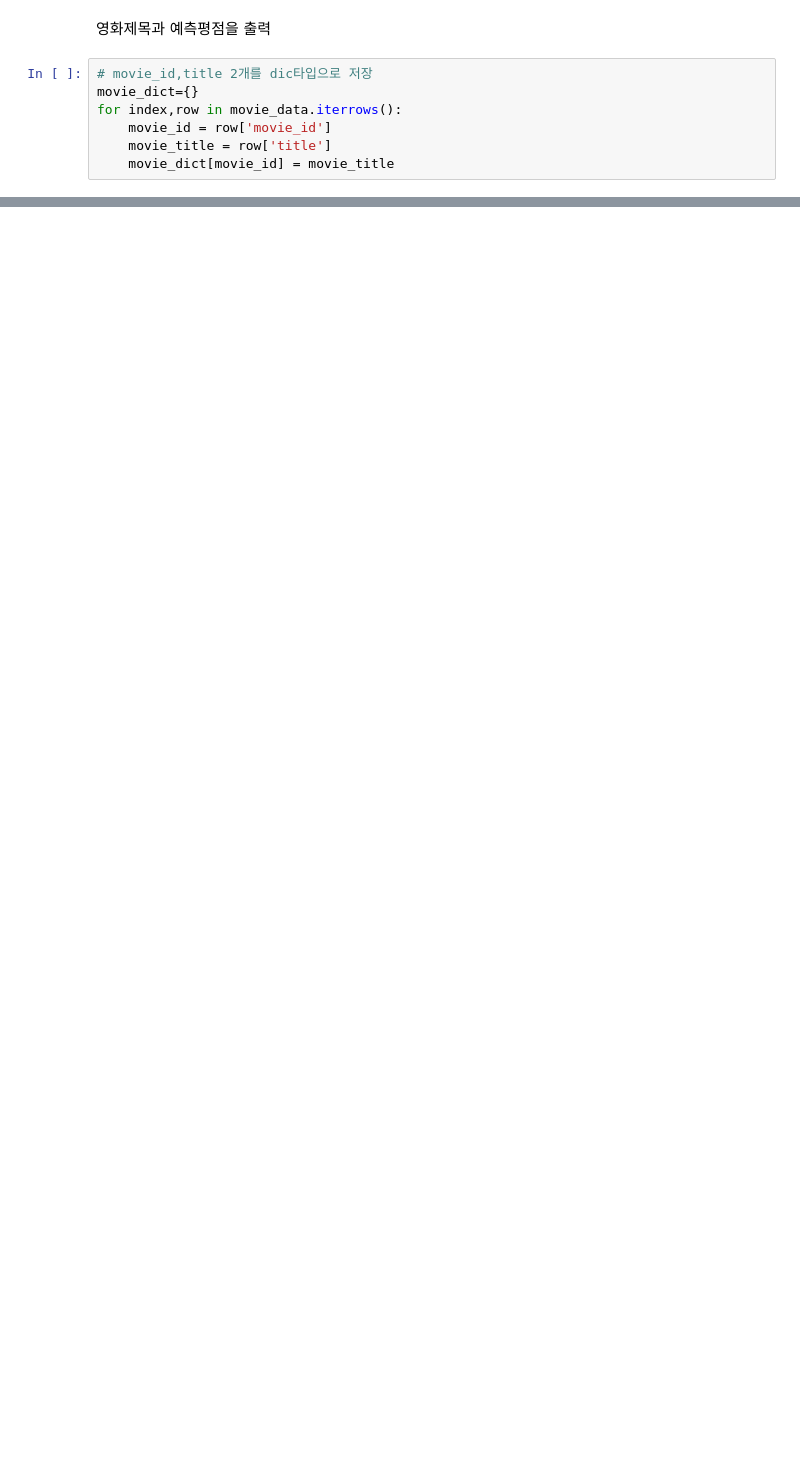
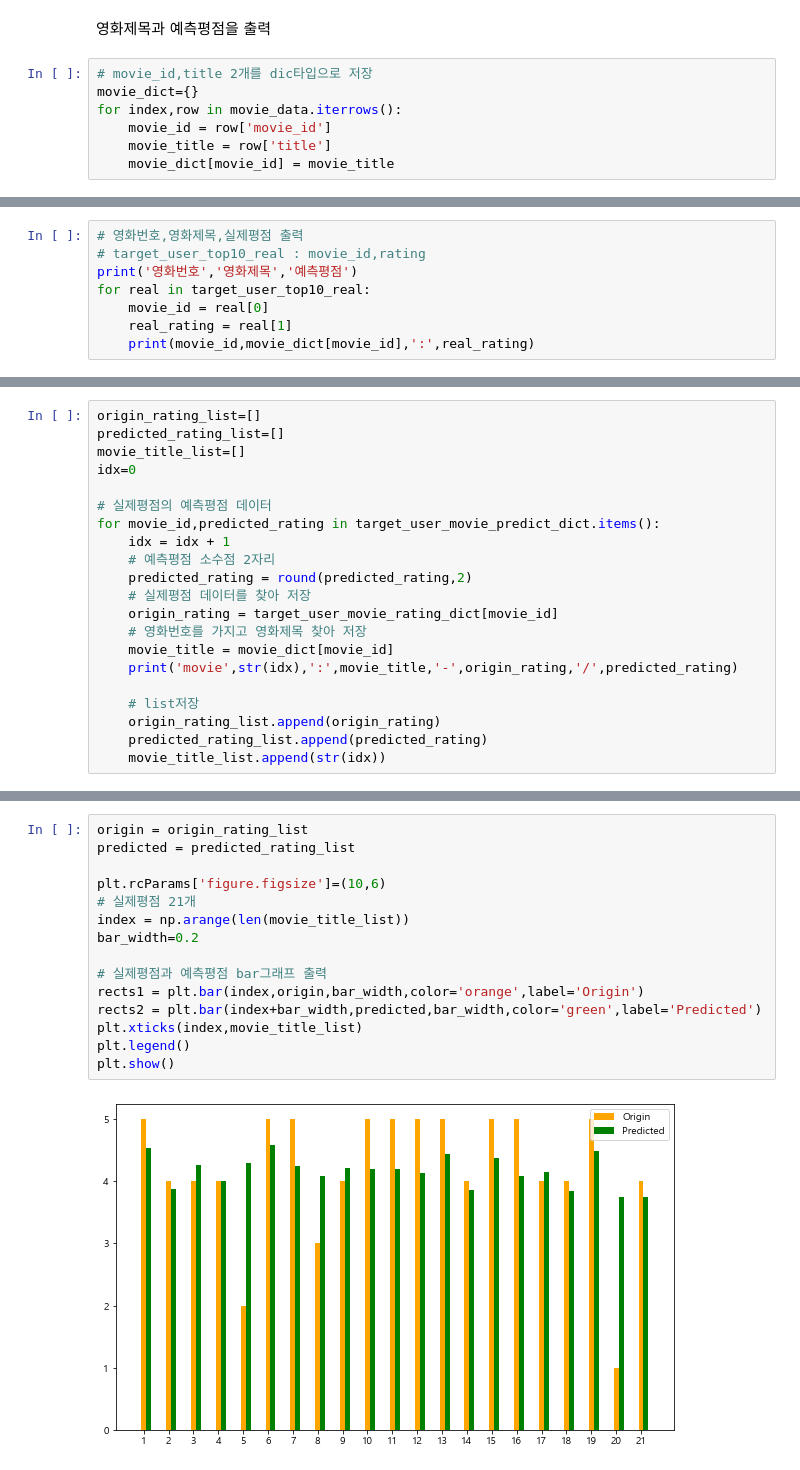
Before and after one commit to onulee/https---github.com-onulee-kdigital1, a Jupyter notebook: 11.deep/d0809/ju0809_01_영화평점예측.ipynb, the cells around one changed output, grey strips where cells are left out. Drawn from its saved outputs; the diff is of its cells as text; blank space fills up the shorter version.

```diff
--- a/11.deep/d0809/ju0809_01_영화평점예측.ipynb
+++ b/11.deep/d0809/ju0809_01_영화평점예측.ipynb
@@ -623,0 +665,8 @@ for predicted in target_user_top10_predicted:
+# %%
+# 영화번호,영화제목,실제평점 출력
+# target_user_top10_real : movie_id,rating
+print('영화번호','영화제목','예측평점')
+for real in target_user_top10_real:
+    movie_id = real[0]
+    real_rating = real[1]
+    print(movie_id,movie_dict[movie_id],':',real_rating)
@@ -623,0 +799,21 @@ for predicted in target_user_top10_predicted:
+# %%
+origin_rating_list=[]
+predicted_rating_list=[]
+movie_title_list=[]
+idx=0
+
+# 실제평점의 예측평점 데이터
+for movie_id,predicted_rating in target_user_movie_predict_dict.items():
+    idx = idx + 1
+    # 예측평점 소수점 2자리
+    predicted_rating = round(predicted_rating,2)
+    # 실제평점 데이터를 찾아 저장
+    origin_rating = target_user_movie_rating_dict[movie_id]
+    # 영화번호를 가지고 영화제목 찾아 저장
+    movie_title = movie_dict[movie_id]
+    print('movie',str(idx),':',movie_title,'-',origin_rating,'/',predicted_rating)
+
+    # list저장
+    origin_rating_list.append(origin_rating)
+    predicted_rating_list.append(predicted_rating)
+    movie_title_list.append(str(idx))
@@ -623,0 +840,17 @@ for predicted in target_user_top10_predicted:
+# %%
+origin = origin_rating_list
+predicted = predicted_rating_list
+
+plt.rcParams['figure.figsize']=(10,6)
+# 실제평점 21개
+index = np.arange(len(movie_title_list))
+bar_width=0.2
+
+# 실제평점과 예측평점 bar그래프 출력
+rects1 = plt.bar(index,origin,bar_width,color='orange',label='Origin')
+rects2 = plt.bar(index+bar_width,predicted,bar_width,color='green',label='Predicted')
+plt.xticks(index,movie_title_list)
+plt.legend()
+plt.show()
+# %% [output]
+[figure, added]
```
Also changed, not shown: parts of 22 cells of this notebook.
